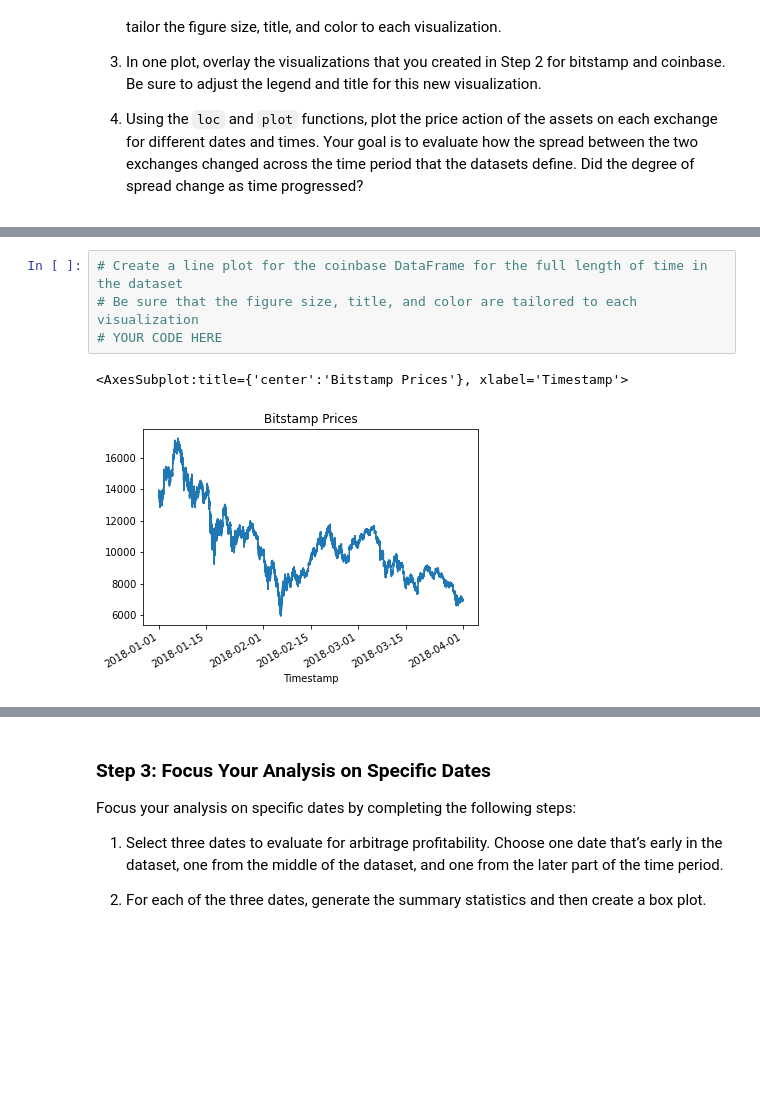
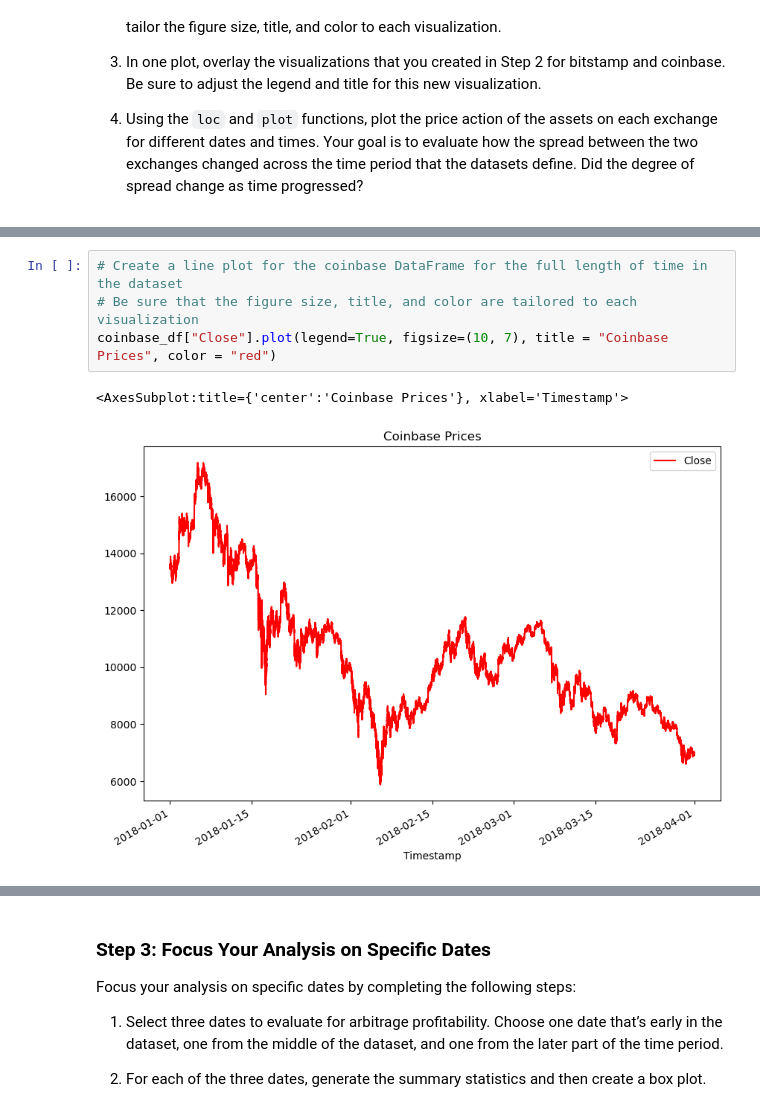
Before and after one commit to 12jasteiner/Module_3_Crypto_Arbitrage, a Jupyter notebook: crypto_arbitrage.ipynb, the cells around one changed output, grey strips where cells are left out. Drawn from its saved outputs; the diff is of its cells as text; blank space fills up the shorter version.

```diff
--- a/crypto_arbitrage.ipynb
+++ b/crypto_arbitrage.ipynb
@@ -276,10 +276,10 @@ Sort through the time series data associated with the bitstamp and coinbase Data
 # %%
 # Create a line plot for the coinbase DataFrame for the full length of time in the dataset
 # Be sure that the figure size, title, and color are tailored to each visualization
-# YOUR CODE HERE
+coinbase_df["Close"].plot(legend=True, figsize=(10, 7), title = "Coinbase Prices", color = "red")
 # %% [output]
-<AxesSubplot:title={'center':'Bitstamp Prices'}, xlabel='Timestamp'>
+<AxesSubplot:title={'center':'Coinbase Prices'}, xlabel='Timestamp'>
-[figure, old version]
+[figure, new version]
 # %%
 # Overlay the visualizations for the bitstamp and coinbase DataFrames in one plot
 # The plot should visualize the prices over the full lenth of the dataset
```
Also changed, not shown: parts of 12 cells of this notebook.
